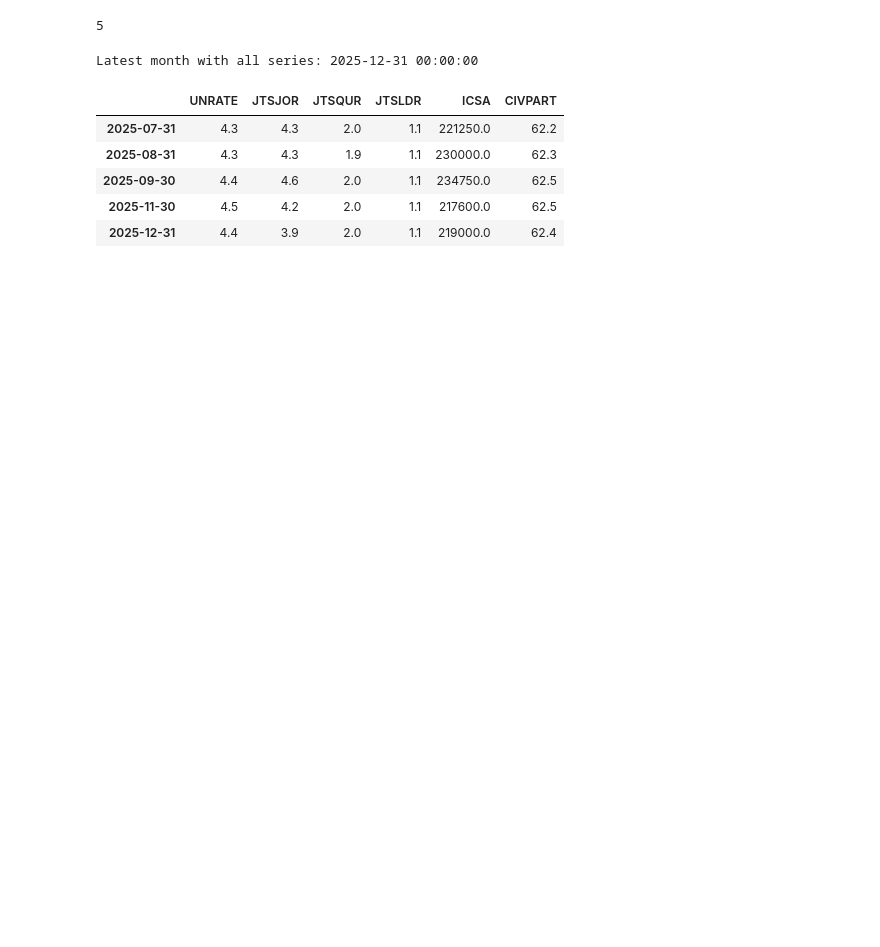
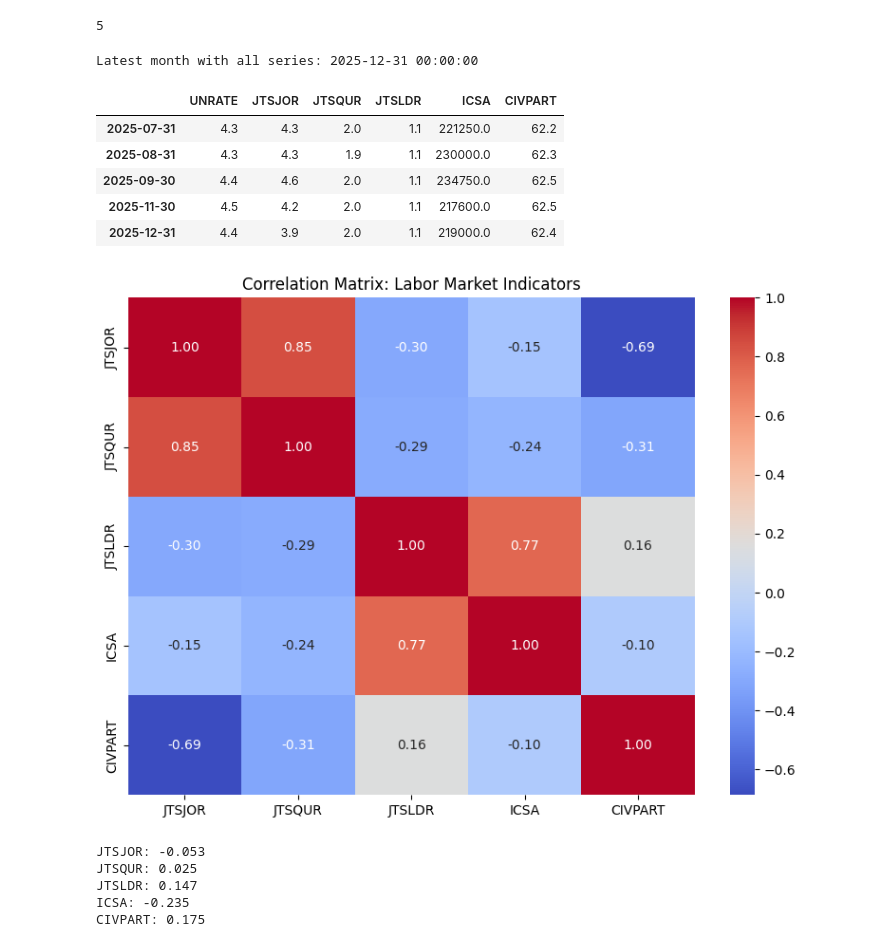
Before and after one commit to UncurledGuide/drivers_of_unemployment, a Jupyter notebook: data.ipynb, the cells around one changed output. Drawn from its saved outputs; the diff is of its cells as text; code cells hidden in the pictures; blank space fills up the shorter version.

Commit message:
Correlation Matrices

```diff
--- a/data.ipynb
+++ b/data.ipynb
@@ -92,3 +92,39 @@ Latest month with all series: 2025-12-31 00:00:00
 | 2025-09-30 | 4.4 | 4.6 | 2.0 | 1.1 | 234750.0 | 62.5 |
 | 2025-11-30 | 4.5 | 4.2 | 2.0 | 1.1 | 217600.0 | 62.5 |
 | 2025-12-31 | 4.4 | 3.9 | 2.0 | 1.1 | 219000.0 | 62.4 |
+# %%
+import matplotlib.pyplot as plt
+import seaborn as sns
+
+# 3-month forward change
+data["UNRATE_3M_CHANGE"] = data["UNRATE"].shift(-3) - data["UNRATE"]
+
+data = data.dropna()
+
+indicators = data.drop(columns=["UNRATE", "UNRATE_3M_CHANGE"])
+corr_matrix = indicators.corr()
+corr_matrix
+
+
+
+plt.figure(figsize=(8,6))
+sns.heatmap(corr_matrix, annot=True, cmap="coolwarm", fmt=".2f")
+plt.title("Correlation Matrix: Labor Market Indicators")
+plt.tight_layout()
+plt.show()
+
+predictors = ["JTSJOR", "JTSQUR", "JTSLDR", "ICSA", "CIVPART"]
+
+for var in predictors:
+    corr = data[var].corr(data["UNRATE_3M_CHANGE"])
+    print(f"{var}: {corr:.3f}")
+
+pre = data.loc[:'2019-12-31']
+post = data.loc['2020-01-01':]
+# %% [output]
+[figure, added]
+JTSJOR: -0.053
+JTSQUR: 0.025
+JTSLDR: 0.147
+ICSA: -0.235
+CIVPART: 0.175
```
Also changed, not shown: parts of 1 cell of this notebook.
